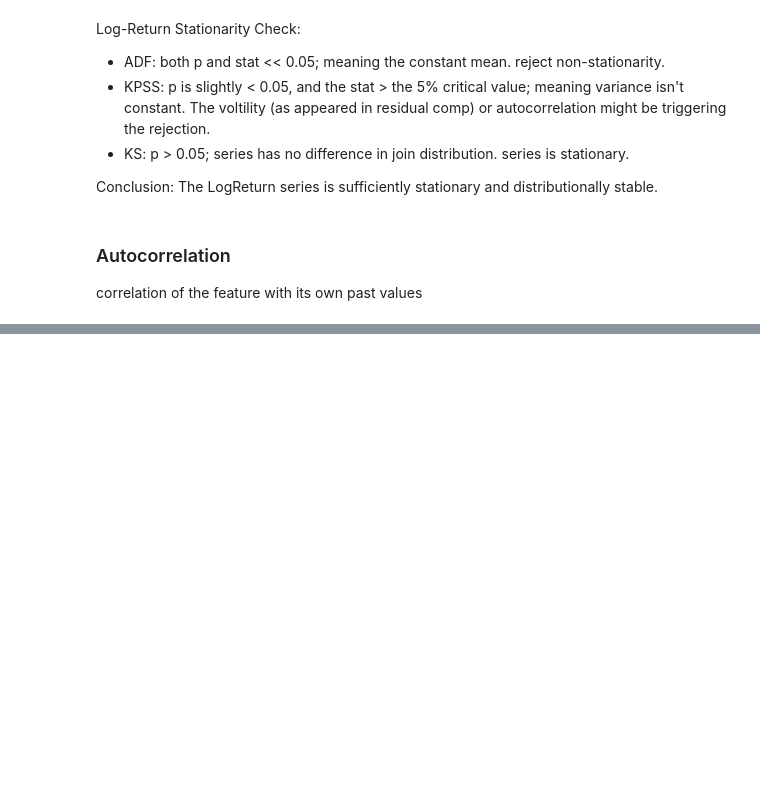
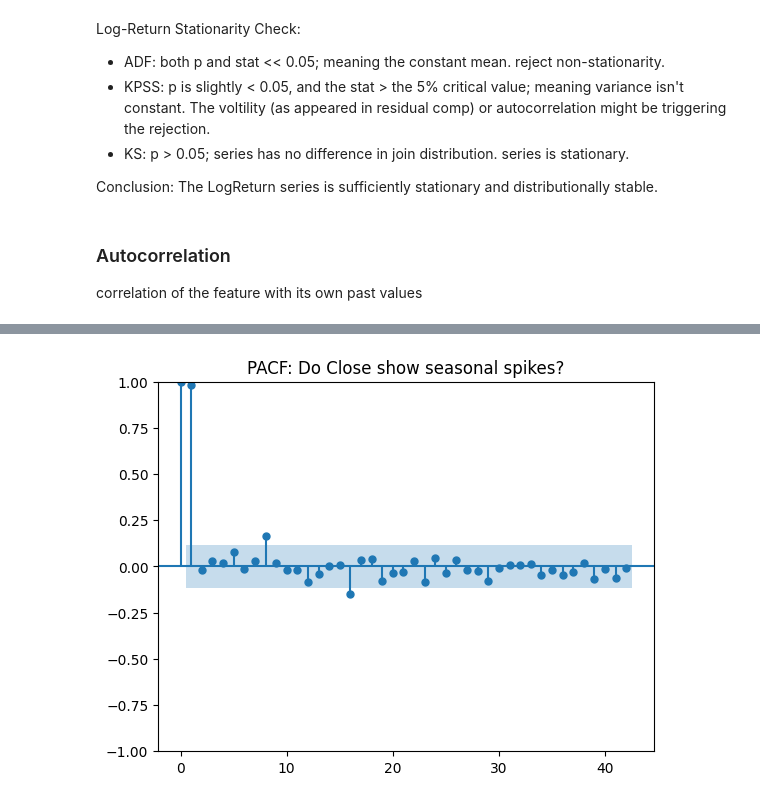
Before and after one commit to shashankgarewal/Time-Series-Analysis-Forecasting, a Jupyter notebook: notebooks/02_eda_analysis.ipynb, the cells around one changed output, grey strips where cells are left out. Drawn from its saved outputs; the diff is of its cells as text; code cells hidden in the pictures; blank space fills up the shorter version.

```diff
--- a/notebooks/02_eda_analysis.ipynb
+++ b/notebooks/02_eda_analysis.ipynb
@@ -349,5 +374,6 @@ plt.show()
 # %%
-plot_pacf(time_df["Close"].dropna(), lags=21)
-plt.title("ACF: Do Close show seasonal spikes?")
-plt.xtick
+plot_pacf(time_df["Close"].dropna(), lags=42)
+plt.title("PACF: Do Close show seasonal spikes?")
 plt.show()
+# %% [output]
+[figure, added]
```
Also changed, not shown: parts of 20 cells of this notebook.
